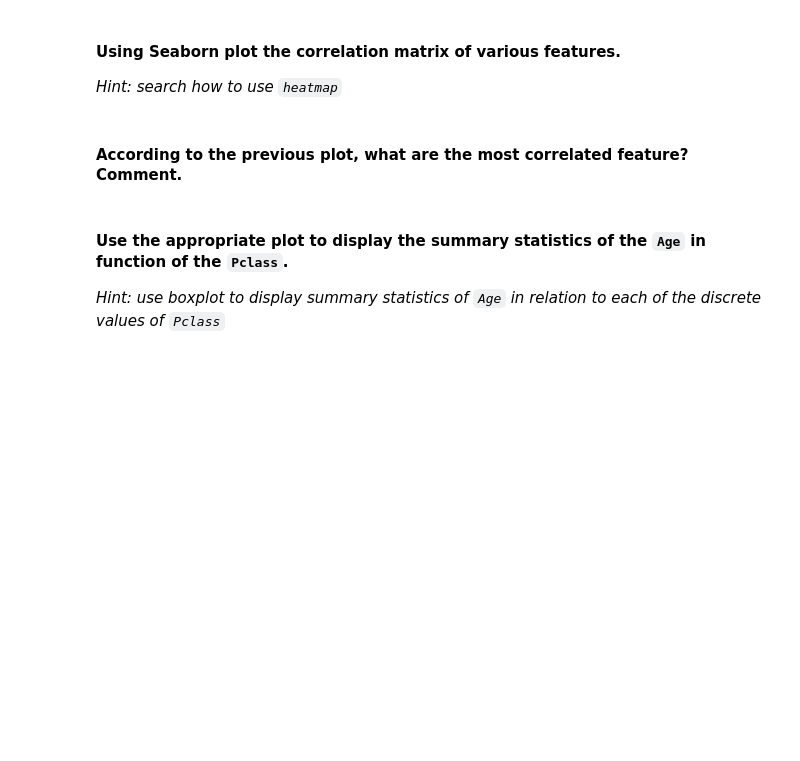
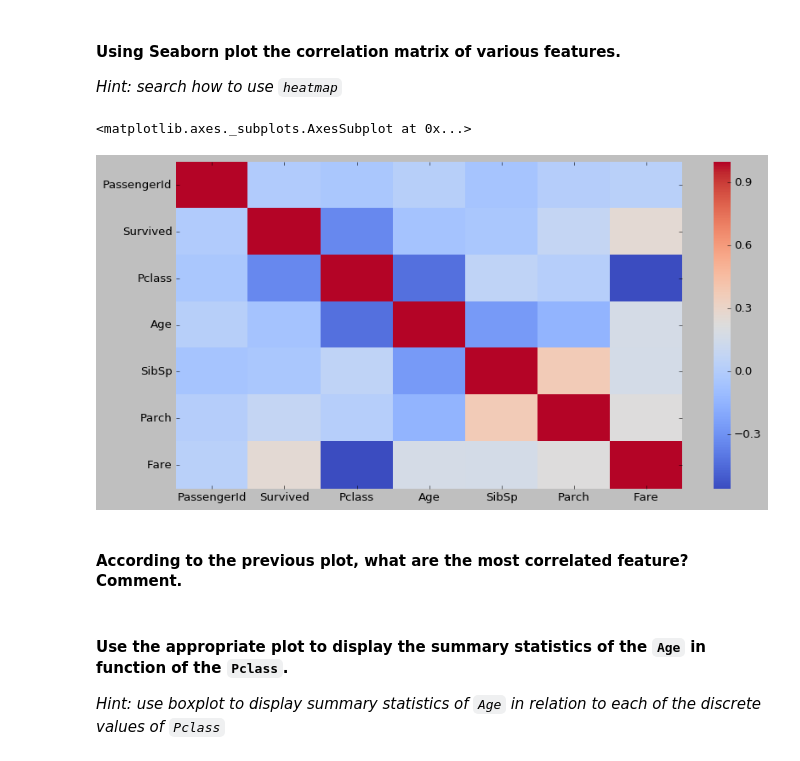
Before and after one commit to carlosmd14/datamad0119, a Jupyter notebook: module-2/lab-matplotlib-seaborn/your-code/challenge-3.ipynb, the cells around one changed output. Drawn from its saved outputs; the diff is of its cells as text; code cells hidden in the pictures; blank space fills up the shorter version.

```diff
--- a/module-2/lab-matplotlib-seaborn/your-code/challenge-3.ipynb
+++ b/module-2/lab-matplotlib-seaborn/your-code/challenge-3.ipynb
@@ -187,6 +203,10 @@ sns.boxplot(y=titanic["Age"],color='lightblue', width=0.98)
 *Hint: search how to use `heatmap`*
 # %%
 #your code here
+sns.heatmap(titanic.corr(),cmap='coolwarm')
+# %% [output]
+<matplotlib.axes._subplots.AxesSubplot at 0x...>
+[figure, added]
 # %% [markdown]
 #### According to the previous plot, what are the most correlated feature? Comment.
 # %%
```
Also changed, not shown: parts of 6 cells of this notebook.
